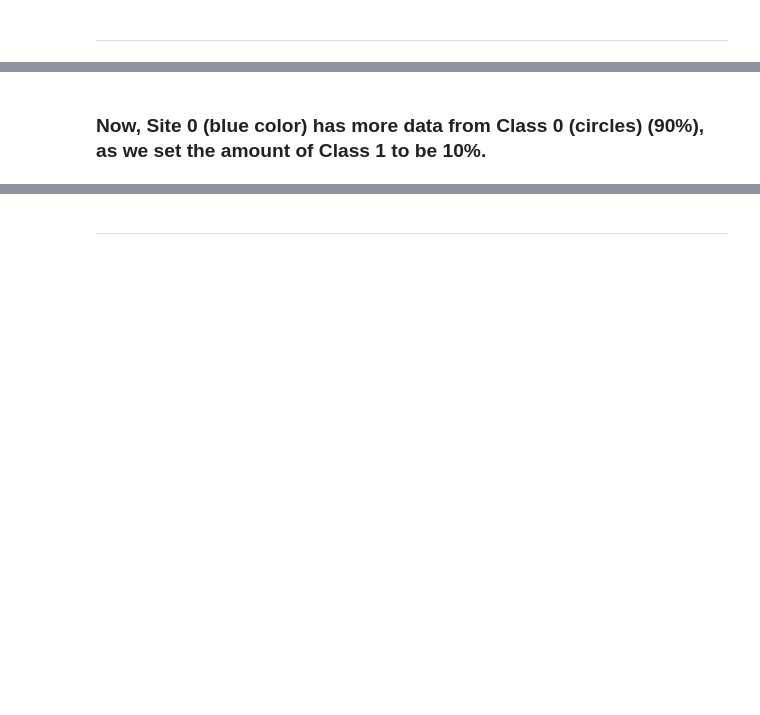
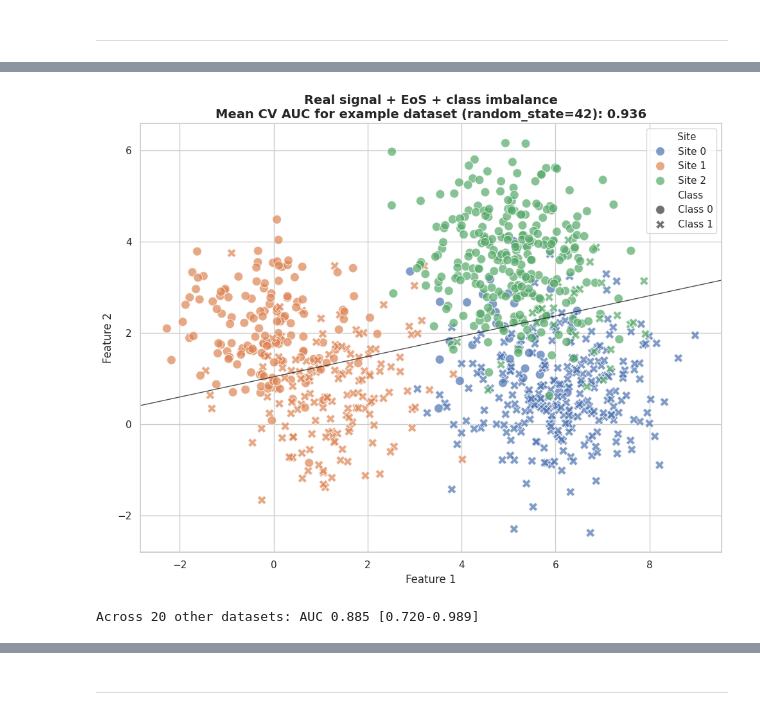
Before and after one commit to N-Nieto/OHBM2026_Educational_course_harmonization, a Jupyter notebook: notebooks/block03/B3_N2_EoS_in_ML.ipynb, the cells around one changed output, grey strips where cells are left out. Saved outputs shown, nothing was run; the diff lists cells and outputs as text; code cells hidden in the pictures; blank space fills up the shorter version.

```diff
--- a/notebooks/block03/B3_N2_EoS_in_ML.ipynb
+++ b/notebooks/block03/B3_N2_EoS_in_ML.ipynb
@@ -256,2 +143,24 @@ plot_decision_boundary_2d(ax, clf)
-# %% [markdown]
-### Now, Site 0 (blue color) has more data from Class 0 (circles) (90%), as we set the amount of Class 1 to be 10%.
+# %%
+# True signal
+signal_strength = 2
+# Effect of site
+site_effect_strength = 7
+# Each inner list is [proportion of Class 0, proportion of Class 1] for one site.
+# Site 0: 10% Class 0 / 90% Class 1 · Site 1: balanced · Site 2: 90% Class 0 / 10% Class 1
+balance_per_site = [[0.1, 0.9], [0.5, 0.5], [0.9, 0.1]]
+
+results_eos_imbalance = run_classification_scenario(
+    title="Real signal + EoS + class imbalance",
+    clf=clf,
+    n_samples=n_samples,
+    cv=cv,
+    random_state=random_state,
+    n_seeds=n_seeds,
+    signal_strength=signal_strength,
+    site_effect_strength=site_effect_strength,
+    site_effect_type="location",
+    balance_per_site=balance_per_site,
+)
+# %% [output]
+[figure, added]
+Across 20 other datasets: AUC 0.885 [0.720-0.989]
```
Also changed, not shown: parts of 32 cells of this notebook, 2 other files.
